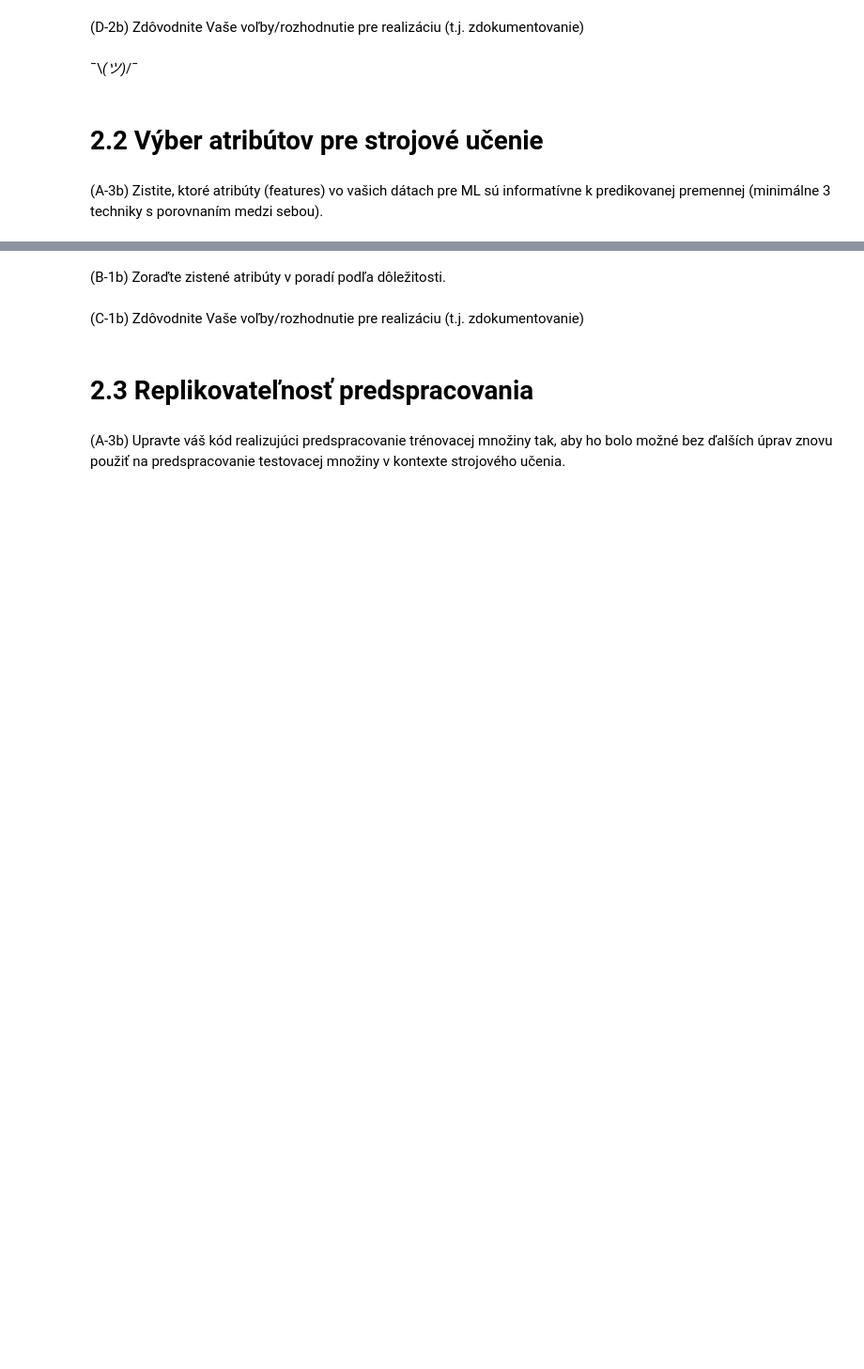
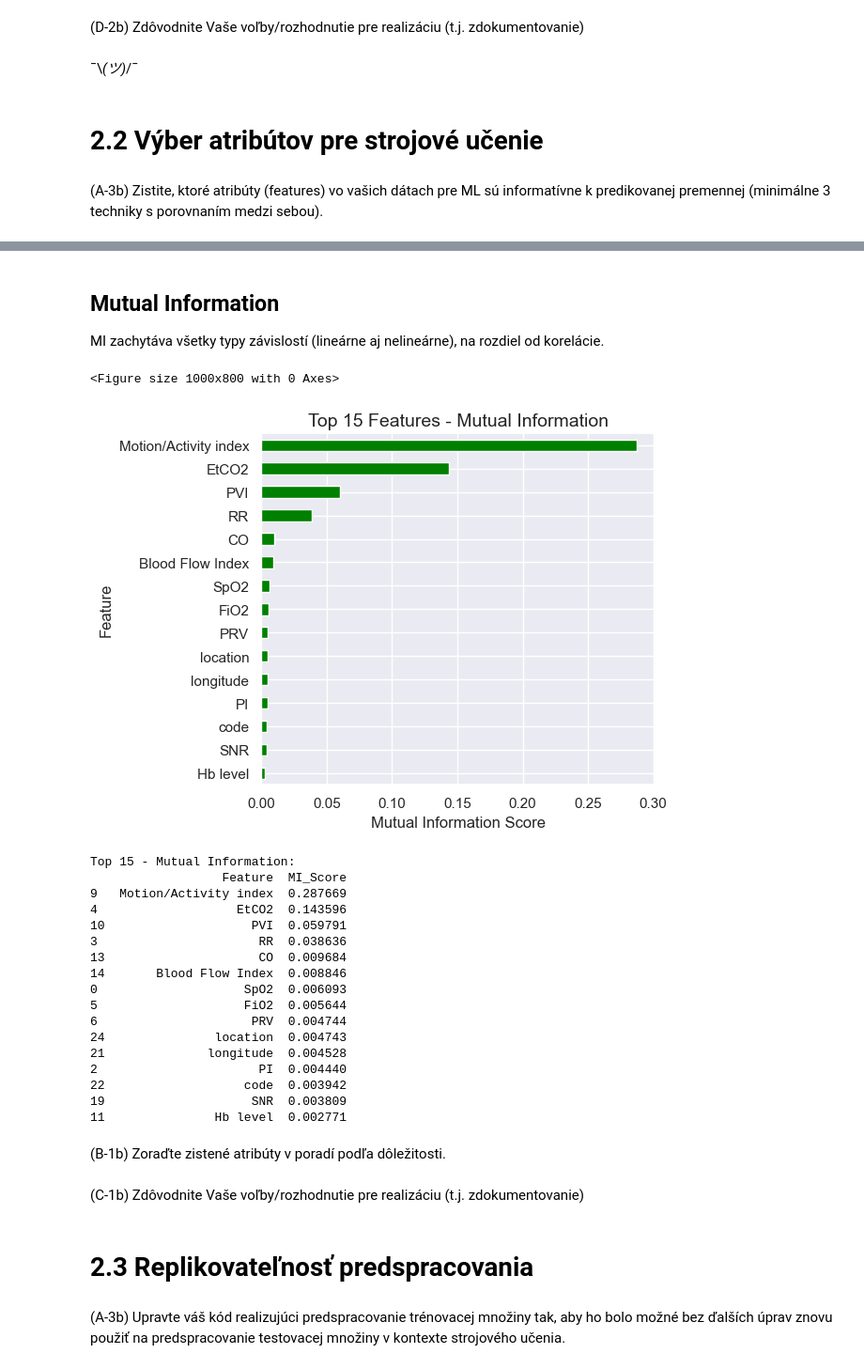
Before and after one commit to johannatilesova/IAU-project, a Jupyter notebook: phase2_Tilesova_Pecenka.ipynb, the cells around one changed output, grey strips where cells are left out. Shown at 94% size. Saved outputs shown, nothing was run; the diff lists cells and outputs as text; code cells hidden in the pictures; blank space fills up the shorter version.

```diff
--- a/phase2_Tilesova_Pecenka.ipynb
+++ b/phase2_Tilesova_Pecenka.ipynb
@@ -403,3 +546,54 @@ max       1.000000     1.000000     1.000000     1.000000
+# %% [markdown]
+## Mutual Information
+MI zachytáva všetky typy závislostí (lineárne aj nelineárne), na rozdiel od korelácie.
+# %%
+from sklearn.feature_selection import mutual_info_classif
+from sklearn.preprocessing import LabelEncoder
+
+# Ak je oximetry kategorická, použite mutual_info_classif
+# Ak je kontinuálna, použite mutual_info_regression
+
+# Pre klasifikáciu:
+mi_scores = mutual_info_classif(X_train, y_train, random_state=42)
+
+# Vytvorte DataFrame pre lepšiu čitateľnosť
+mi_scores_df = pd.DataFrame({
+    'Feature': X_train.columns,
+    'MI_Score': mi_scores
+}).sort_values('MI_Score', ascending=False)
+
+# Vizualizácia
+plt.figure(figsize=(10, 8))
+mi_scores_df.head(15).plot(x='Feature', y='MI_Score', kind='barh',
+                            color='green', legend=False)
+plt.title('Top 15 Features - Mutual Information', fontsize=14)
+plt.xlabel('Mutual Information Score')
+plt.gca().invert_yaxis()
+plt.tight_layout()
+plt.show()
+
+print("Top 15 - Mutual Information:")
+print(mi_scores_df.head(15))
+# %% [output]
+<Figure size 1000x800 with 0 Axes>
+[figure, added]
+Top 15 - Mutual Information:
+                  Feature  MI_Score
+9   Motion/Activity index  0.287669
+4                   EtCO2  0.143596
+10                    PVI  0.059791
+3                      RR  0.038636
+13                     CO  0.009684
+14       Blood Flow Index  0.008846
+0                    SpO2  0.006093
+5                    FiO2  0.005644
+6                     PRV  0.004744
+24               location  0.004743
+21              longitude  0.004528
+2                      PI  0.004440
+22                   code  0.003942
+19                    SNR  0.003809
+11               Hb level  0.002771
 # %% [markdown]
 (B-1b) Zoraďte zistené atribúty v poradí podľa dôležitosti.
 # %% [markdown]
```
Also changed, not shown: parts of 16 cells of this notebook.
